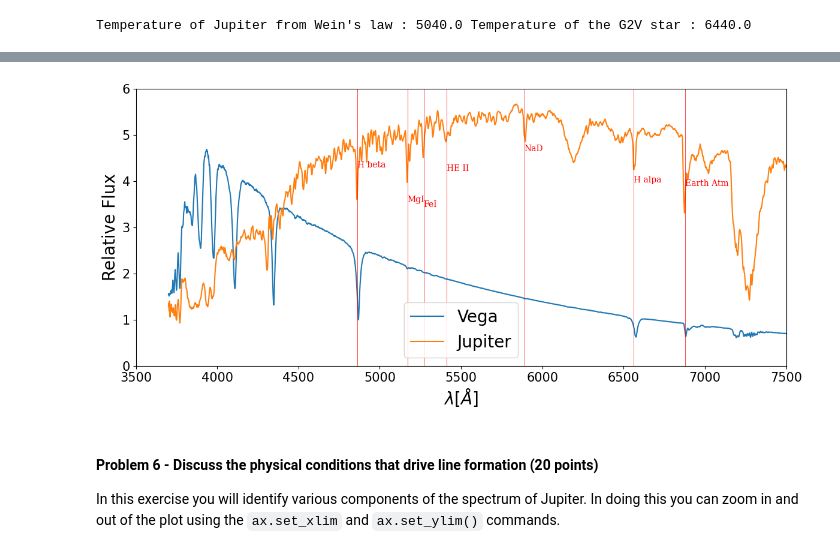
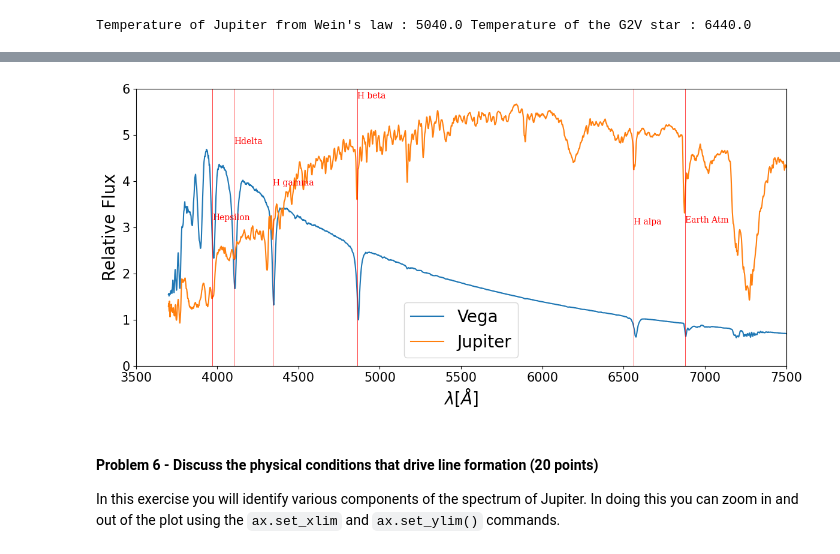
Before and after one commit to Colouss/Analysis_real_spectra_student, a Jupyter notebook: analysis_real_spectra.student.ipynb, the cells around one changed output, grey strips where cells are left out. Cells and saved outputs as stored; diff of their text form; code cells hidden in the pictures.

```diff
--- a/analysis_real_spectra.student.ipynb
+++ b/analysis_real_spectra.student.ipynb
@@ -484,63 +494,37 @@ Using what you know about the spectral lines in an A0V star and given the spectr
 plt.figure(figsize = (14,6))
 ax = plt.gca()
 plt.plot(specvega.wavelength,specvega.flux,label="Vega")
 plt.plot(specjup.wavelength,specjup.flux*5,label="Jupiter")
 
 #**************
 #you can change these to zoom in and out of certain parts of the spectra.
 #Make a copy of these and change your copy so as to remember what the
 #original values were
 fluxmin = 0
 fluxmax = 6
 lammin = 3500
 lammax = 7500
 ax.set_ylim([fluxmin,fluxmax])
 ax.set_xlim([lammin,lammax])
 
 plt.xticks(fontsize=15)
 plt.yticks(fontsize=15)
 plt.xlabel("$\lambda [\AA]$",fontsize=20)
 plt.ylabel("Relative Flux",fontsize=20)
 plt.legend(fontsize=20)
 #Uncomment all of the lines that correspond to identifiable features in the spectra
 linelist = [
-#     ('[AR IV]',4740),
-#     ('[OII]',3727),
-#     ('[O III]',4363),
-#     ('[O III]',4959),
-#     ('[O III]',5007),
-#     ('[OI]',6300),
-#     ('[OI]',6363),
-#     ('[N II]',6548),
-#     ('[N II]',6584),
-#     ('[S II]',6716),
-#     ('[S II]',6731),
-#     ('CIII',4647),
-     ('MgI',5170),
-     ('FeI', 5270),
-#     ('Hepsilon',3970),
-#     ('Hdelta',4103),
-#     ('H gamma',4341),
+     ('Hepsilon',3970),
+     ('Hdelta',4103),
+     ('H gamma',4341),
      ('H beta',4861),
      ('H alpa',6563),
-     ('NaD', 5890),
-#     ('HeII',4541),
-#     ('HeII',4686),
-#     ('HeI',4471),
-     ('HE II',5411),
-#     ('[CL III]',5517),
-#     ('[CL III]',5537),
-#     ('[N II]',5755),
-#     ('He I',5875),
-#     ('HeI',7065),
-#     ('[Ar III]',7135),
-#     ('FeI',5335),
      ('Earth Atm',6880)
 ]
 #draw lines on the spectrum
 lineplot(linelist)
 # %% [output]
-[figure, old version]
+[figure, new version]
 # %% [markdown]
 #### Problem 6 - Discuss the physical conditions that drive line formation (20 points)
 
```
Also changed, not shown: parts of 5 cells of this notebook.
